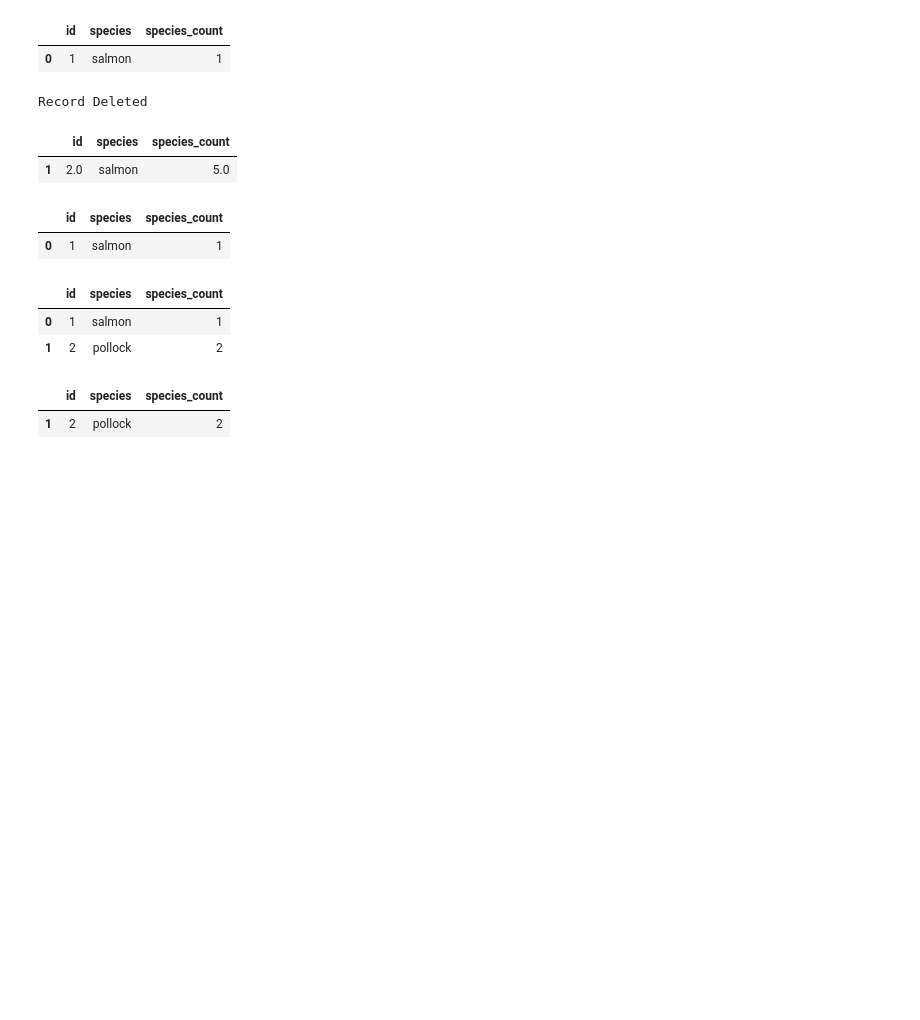
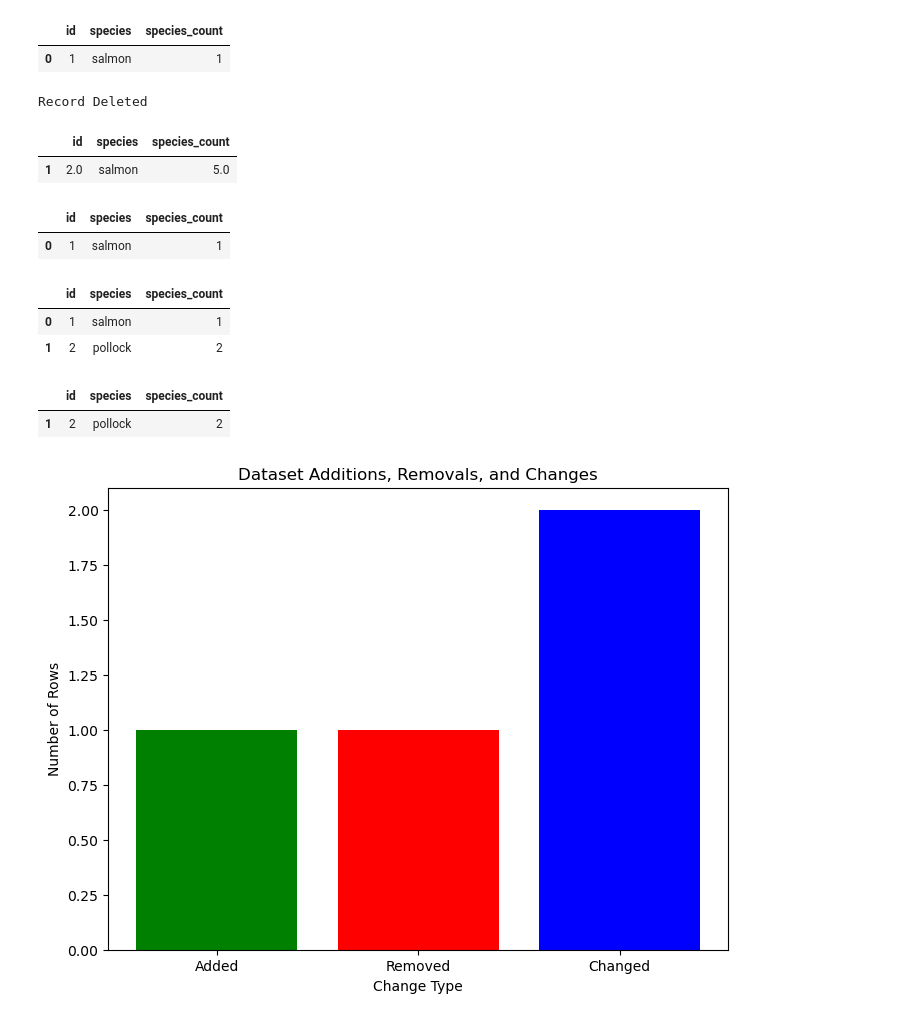
Before and after one commit to craigmillard/pandas-playground, a Jupyter notebook: simple-diff-examples.ipynb, the cells around one changed output. Drawn from its saved outputs; the diff is of its cells as text; code cells hidden in the pictures; blank space fills up the shorter version.

Commit message:
Diff examples

```diff
--- a/simple-diff-examples.ipynb
+++ b/simple-diff-examples.ipynb
@@ -56,3 +56,97 @@ display(new)
 | 1 | 2 | pollock | 2 |
 |  | id | species | species_count |
 | 1 | 2 | pollock | 2 |
+# %%
+import pandas as pd
+import matplotlib.pyplot as plt
+import seaborn as sns
+# Example: Loading two CSV files into DataFrames
+df_old = pandas.read_csv('data-sources/row-all-operations.csv')
+df_new = pandas.read_csv('data-sources/row-all-operations-diff.csv')
+
+# Step 2: Identify Added, Removed, and Changed Rows
+
+# Merge on unique identifier (e.g., 'id')
+merged = df_old.merge(df_new, on='id', how='outer', suffixes=('_old', '_new'), indicator=True)
+
+# Identify added, removed, and potentially changed rows
+added_rows = merged[merged['_merge'] == 'right_only'].copy()  # Create a copy
+removed_rows = merged[merged['_merge'] == 'left_only'].copy()  # Create a copy
+changed_rows = merged[merged['_merge'] == 'both'].copy()  # Create a copy
+
+# Reset index to avoid chained assignment issues
+added_rows = added_rows.reset_index(drop=True)
+removed_rows = removed_rows.reset_index(drop=True)
+changed_rows = changed_rows.reset_index(drop=True)
+
+# Step 3: Identify Changed Columns in Changed Rows
+
+# List of columns to compare (excluding 'id')
+columns_to_compare = df_old.columns.difference(['id'])
+
+# Iterate over each column to compare
+for column in columns_to_compare:
+    old_col = column + '_old'
+    new_col = column + '_new'
+    # Create a boolean column to indicate if the value changed using .loc
+    changed_rows.loc[:, 'is_changed_' + column] = changed_rows[old_col] != changed_rows[new_col]
+
+# Step 4: Visualize Added, Removed, and Changed Rows
+
+# Visualization of Added, Removed, and Changed Rows with a Bar Chart
+# Bar chart showing added, removed, and changed rows
+change_summary = pd.DataFrame({
+    'Change Type': ['Added', 'Removed', 'Changed'],
+    'Count': [len(added_rows), len(removed_rows), len(changed_rows)]
+})
+
+plt.figure(figsize=(8, 6))
+plt.bar(change_summary['Change Type'], change_summary['Count'], color=['green', 'red', 'blue'])
+plt.xlabel('Change Type')
+plt.ylabel('Number of Rows')
+plt.title('Dataset Additions, Removals, and Changes')
+plt.show()
+
+# Visualization of Changed Columns with a Heatmap
+
+# Create a matrix to visualize the changes (1 if changed, 0 if not)
+change_matrix = changed_rows.set_index('id')[['is_changed_' + col for col in columns_to_compare]].astype(int)
+
+# Plot heatmap
+plt.figure(figsize=(12, 8))
+sns.heatmap(change_matrix, cmap="coolwarm", cbar=False, linewidths=0.5)
+plt.title('Heatmap of Changed Columns')
+plt.xlabel('Columns')
+plt.ylabel('ID')
+plt.show()
+
+# Step 5: Display Detailed Changes for Added, Removed, and Changed Rows
+
+# Display Added Rows
+print("Rows Added:")
+display(added_rows)
+
+# Display Removed Rows
+print("Rows Removed:")
+display(removed_rows)
+
+# Display Changed Rows with Detailed Column Changes
+# Display the detailed changes for each row
+for index, row in changed_rows.iterrows():
+    changed_columns = [col for col in columns_to_compare if row['is_changed_' + col]]
+    if changed_columns:
+        print(f"ID: {row['id']} - Changed Columns: {changed_columns}")
+        display(row[["id"] + [col + '_old' for col in changed_columns] + [col + '_new' for col in changed_columns]])
+
+# Summary of Changes for each Column
+
+# Summary of how many times each column was changed
+change_summary = change_matrix.sum().reset_index()
+change_summary.columns = ['Column', 'Number of Changes']
+change_summary = change_summary.sort_values(by='Number of Changes', ascending=False)
+
+# Display the summary
+print("Summary of Changes for each Column:")
+display(change_summary)
+# %% [output]
+[figure, added]
```
Also changed, not shown: parts of 2 cells of this notebook.
